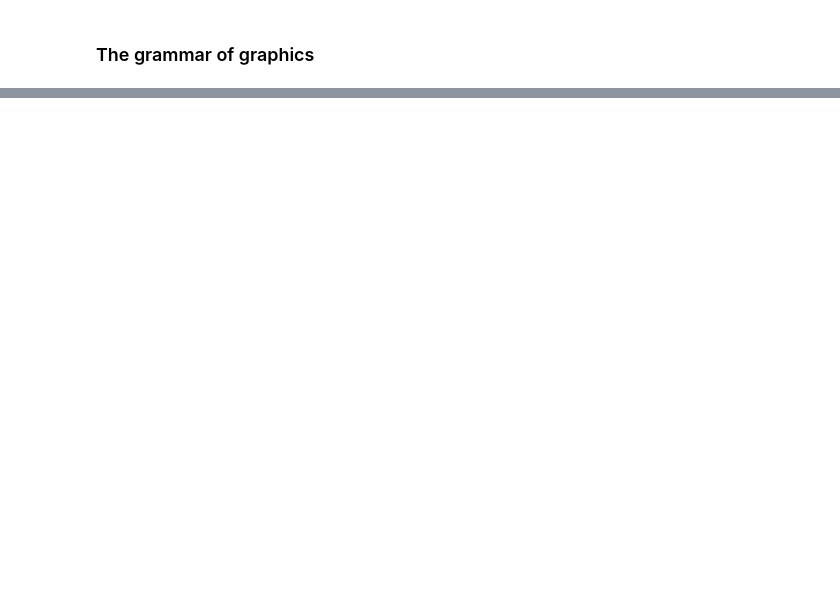
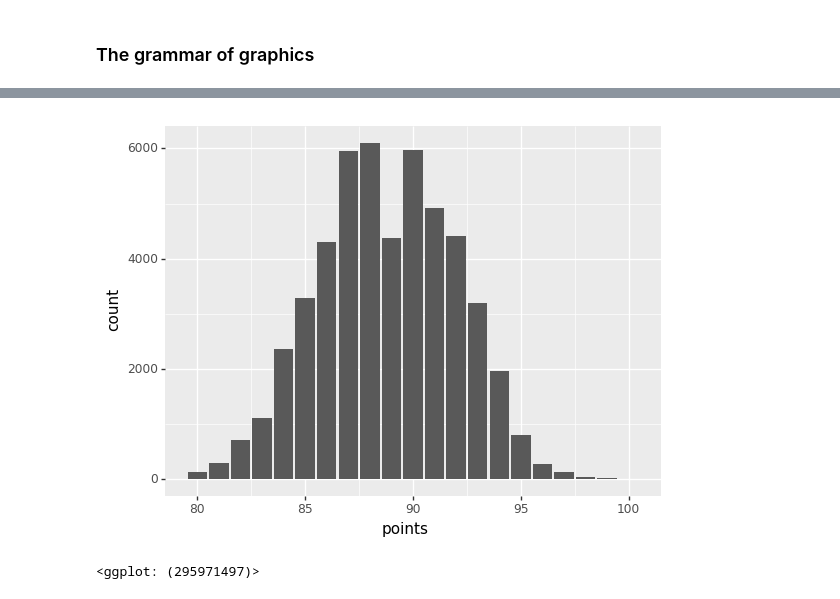
Before and after one commit to corazzon/KaggleStruggle, a Jupyter notebook: wine-reviews/plotnine.ipynb, the cells around one changed output, grey strips where cells are left out. Cells and saved outputs as stored; diff of their text form; code cells hidden in the pictures; blank space fills up the shorter version.

Commit message:
add plotnine bar chart

```diff
--- a/wine-reviews/plotnine.ipynb
+++ b/wine-reviews/plotnine.ipynb
@@ -128,0 +133,8 @@ df = top_wines.head(1000).dropna()
+# %%
+(ggplot(top_wines)
+     + aes('points')
+     + geom_bar()
+)
+# %% [output]
+[figure, added]
+<ggplot: (295971497)>
```
Also changed, not shown: parts of 14 cells of this notebook.
